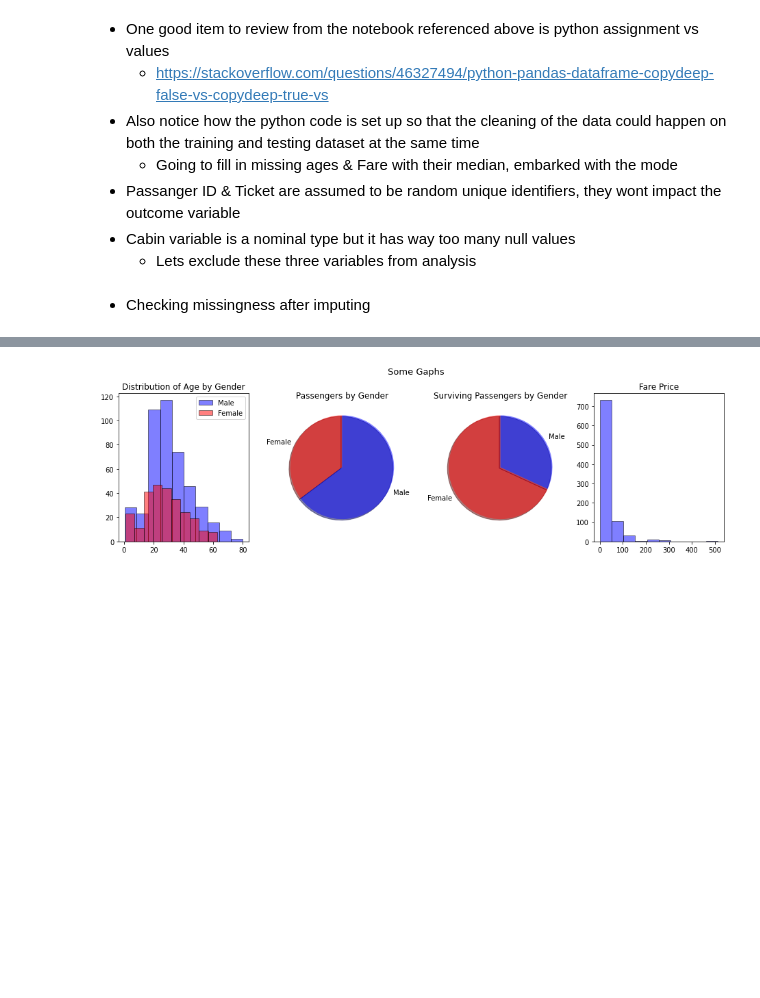
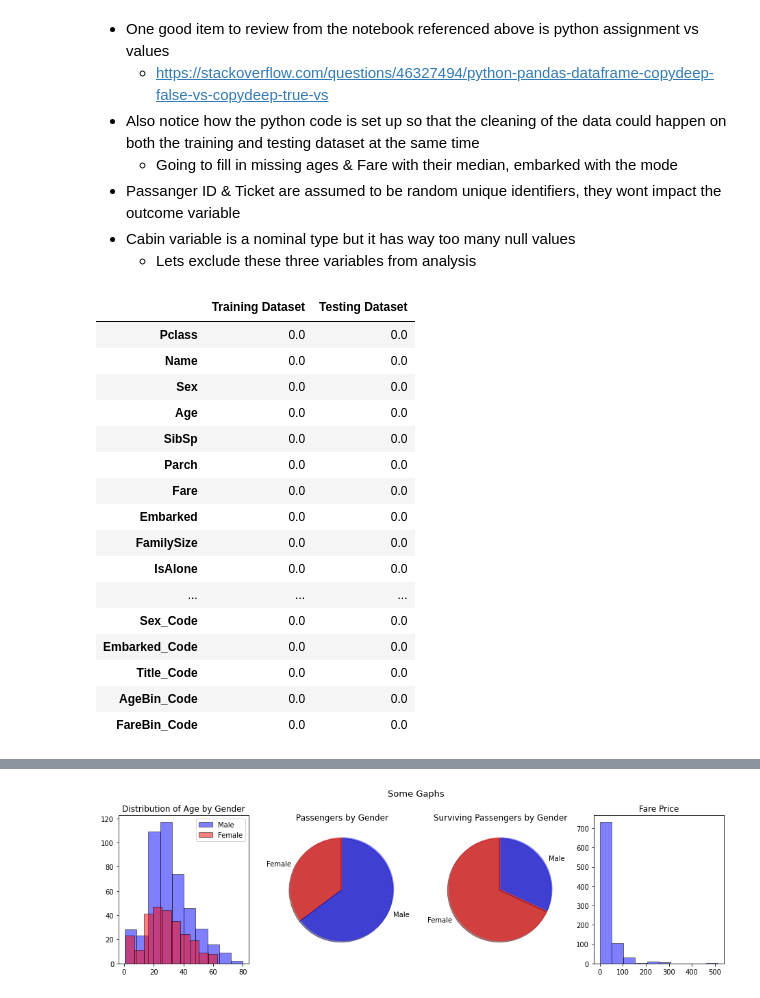
Before and after one commit to lilab001/ML-Toolkit, a Jupyter notebook: survived-ex.ipynb, the cells around one changed output, grey strips where cells are left out. Cells and saved outputs as stored; diff of their text form; code cells hidden in the pictures; blank space fills up the shorter version.

```diff
--- a/survived-ex.ipynb
+++ b/survived-ex.ipynb
@@ -104,24 +110,69 @@ plt.show()
 * Cabin variable is a nominal type but it has way too many null values
     * Lets exclude these three variables from analysis
 # %%
-train_df_copy = train_df.copy(deep = True)
-data_cleaner = [train_df_copy, test_df]
+train_df = pd.read_csv('/kaggle/input/titanic/train.csv')
+test_df = pd.read_csv('/kaggle/input/titanic/test.csv')
 
 
-for i in data_cleaner:
+train_df_copy = train_df.copy(deep = True)
+datasets = [train_df_copy, test_df]
+
+Label = LabelEncoder()
+
+for i in datasets:
+
+    # Data Cleaning
     i['Age'].fillna( i['Age'].median(), inplace = True )
-    i['Embarked'].fillna( i['Age'].mode()[0] , inplace = True)
+    i['Embarked'].fillna( i['Embarked'].mode()[0] , inplace = True)
     i['Fare'].fillna(i['Fare'].median(), inplace = True)
     i.drop( ['PassengerId','Cabin','Ticket'] , axis = 1 , inplace = True )
+
+    # Feature Engineering
+
+    i['FamilySize'] = i['SibSp'] + i['Parch'] + 1
+
+    i['IsAlone'] = 1
+    i['IsAlone'].loc[i['FamilySize'] > 1] = 0
+
+    i['Title'] = i['Name'].str.split(", ", expand = True)[1].str.split(".", expand = True)[0]
+    i['FareBin'] = pd.qcut( i['Fare'], 4 )
+    i['AgeBin'] = pd.cut( i['Age'].astype(int), 5 )
+
+
+    # Encoding some Categorical Variables
+
+    i['Sex_Code'] = Label.fit_transform( i['Sex'] )
+    i['Embarked_Code'] = Label.fit_transform( i['Embarked'] )
+    i['Title_Code'] = Label.fit_transform( i['Title'] )
+    i['AgeBin_Code'] = Label.fit_transform( i['AgeBin'] )
+    i['FareBin_Code'] = Label.fit_transform( i['FareBin'] )
+
 
 # Checking missingness after imputing
 
 train_missing = train_df_copy.isnull().sum()/train_df_copy.shape[0]
 test_missing = test_df.isnull().sum()/test_df.shape[0]
 
 train_missing_df = train_missing.to_frame(name = 'Training Dataset')
 test_missing_df = test_missing.to_frame(name = 'Testing Dataset')
 
 missing_df_after = pd.merge(train_missing_df, test_missing_df, right_index = True, left_index = True)
+missing_df_after
+# %% [output]
+|  | Training Dataset | Testing Dataset |
+| Pclass | 0.0 | 0.0 |
+| Name | 0.0 | 0.0 |
+| Sex | 0.0 | 0.0 |
+| Age | 0.0 | 0.0 |
+| SibSp | 0.0 | 0.0 |
+| Parch | 0.0 | 0.0 |
+| Fare | 0.0 | 0.0 |
+| Embarked | 0.0 | 0.0 |
+| FamilySize | 0.0 | 0.0 |
+| IsAlone | 0.0 | 0.0 |
+| ... | ... | ... |
+| Sex_Code | 0.0 | 0.0 |
+| Embarked_Code | 0.0 | 0.0 |
+| Title_Code | 0.0 | 0.0 |
+| AgeBin_Code | 0.0 | 0.0 |
+| FareBin_Code | 0.0 | 0.0 |
-# %% [markdown]
-* Checking missingness after imputing
```
Also changed, not shown: parts of 5 cells of this notebook.
